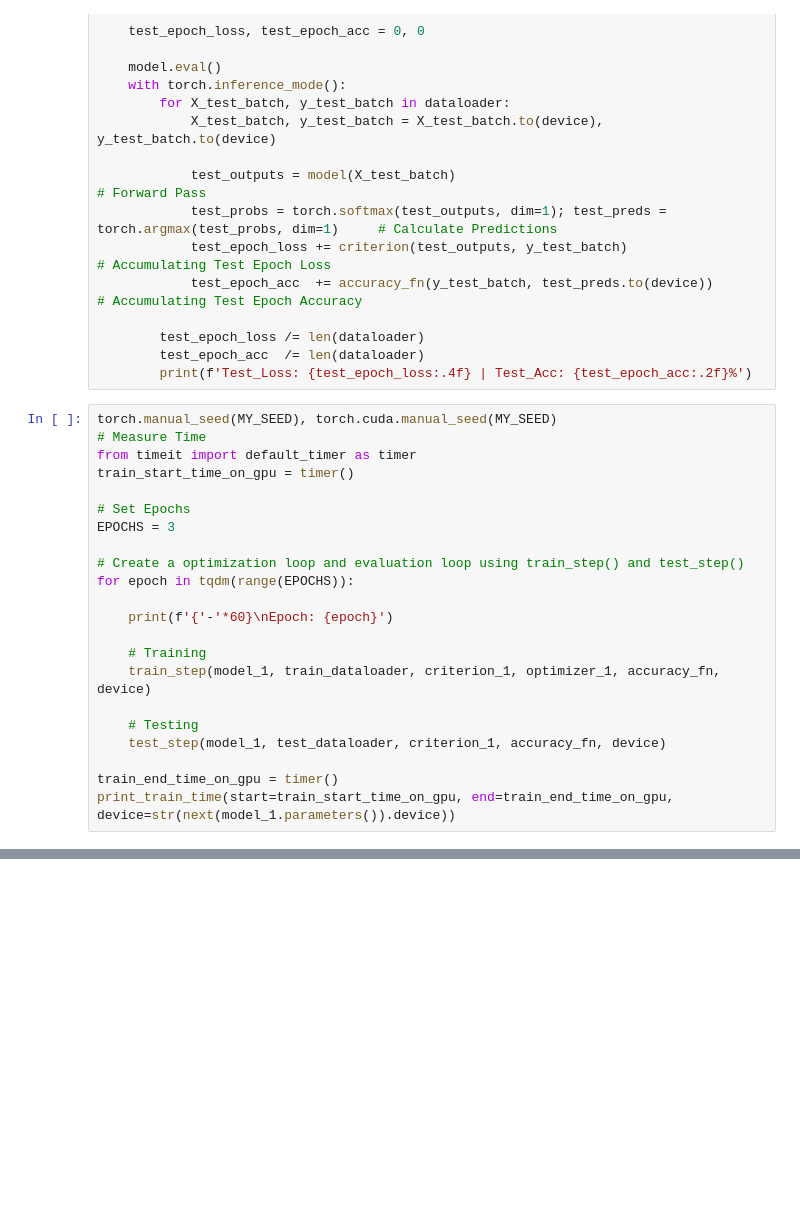
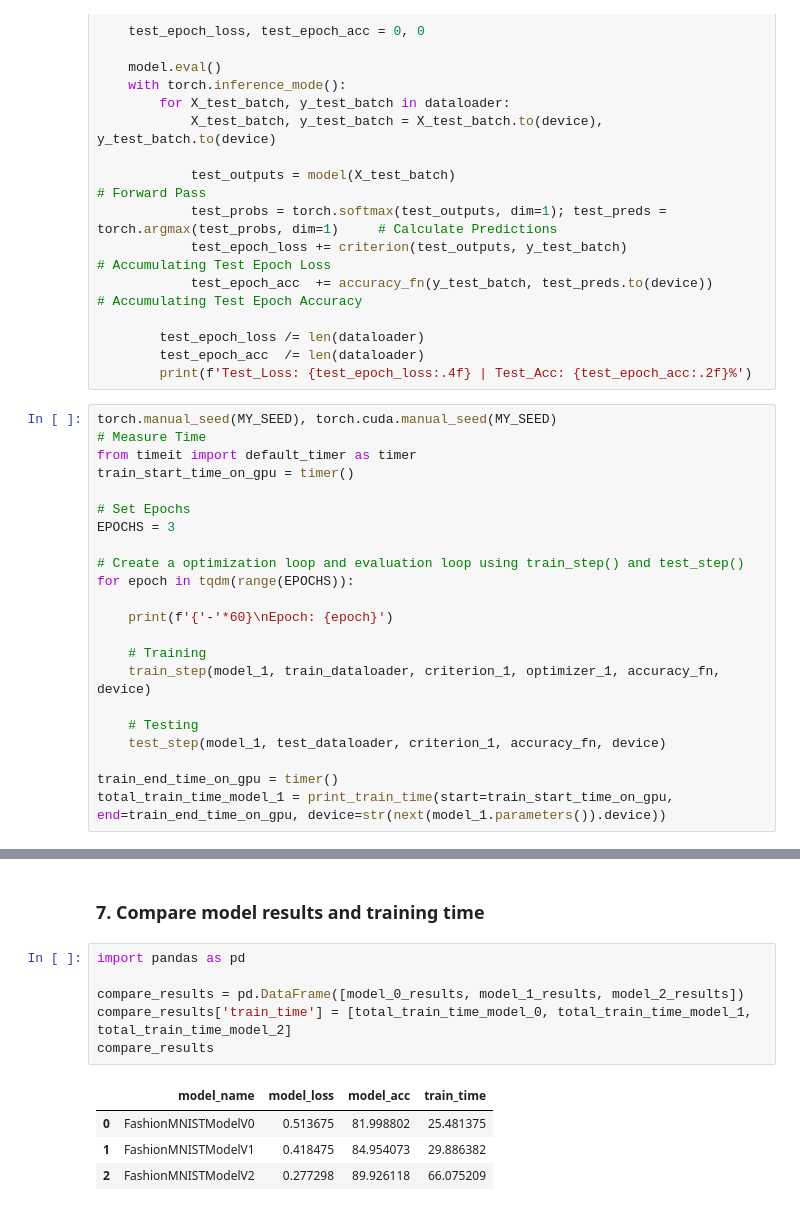
Before and after one commit to Golden572/PhD_Self-Study_RIT, a Jupyter notebook: Courses/PyTorch for Deep Learning & Machine Learning - Full Course/03_Live_pytorch_computer_vision.ipynb, the cells around one changed output, grey strips where cells are left out. Drawn from its saved outputs; the diff is of its cells as text; blank space fills up the shorter version.

```diff
--- a/Courses/PyTorch for Deep Learning & Machine Learning - Full Course/03_Live_pytorch_computer_vision.ipynb
+++ b/Courses/PyTorch for Deep Learning & Machine Learning - Full Course/03_Live_pytorch_computer_vision.ipynb
@@ -541,7 +541,7 @@ for epoch in tqdm(range(EPOCHS)):
     test_step(model_1, test_dataloader, criterion_1, accuracy_fn, device)
 
 train_end_time_on_gpu = timer()
-print_train_time(start=train_start_time_on_gpu, end=train_end_time_on_gpu, device=str(next(model_1.parameters()).device))
+total_train_time_model_1 = print_train_time(start=train_start_time_on_gpu, end=train_end_time_on_gpu, device=str(next(model_1.parameters()).device))
 # %% [output]
 ------------------------------------------------------------
 Epoch: 0
@@ -571,0 +759,13 @@ model_1_results, model_0_results
+# %% [markdown]
+### 7. Compare model results and training time
+# %%
+import pandas as pd
+
+compare_results = pd.DataFrame([model_0_results, model_1_results, model_2_results])
+compare_results['train_time'] = [total_train_time_model_0, total_train_time_model_1, total_train_time_model_2]
+compare_results
+# %% [output]
+|  | model_name | model_loss | model_acc | train_time |
+| 0 | FashionMNISTModelV0 | 0.513675 | 81.998802 | 25.481375 |
+| 1 | FashionMNISTModelV1 | 0.418475 | 84.954073 | 29.886382 |
+| 2 | FashionMNISTModelV2 | 0.277298 | 89.926118 | 66.075209 |
```
Also changed, not shown: parts of 27 cells of this notebook.
